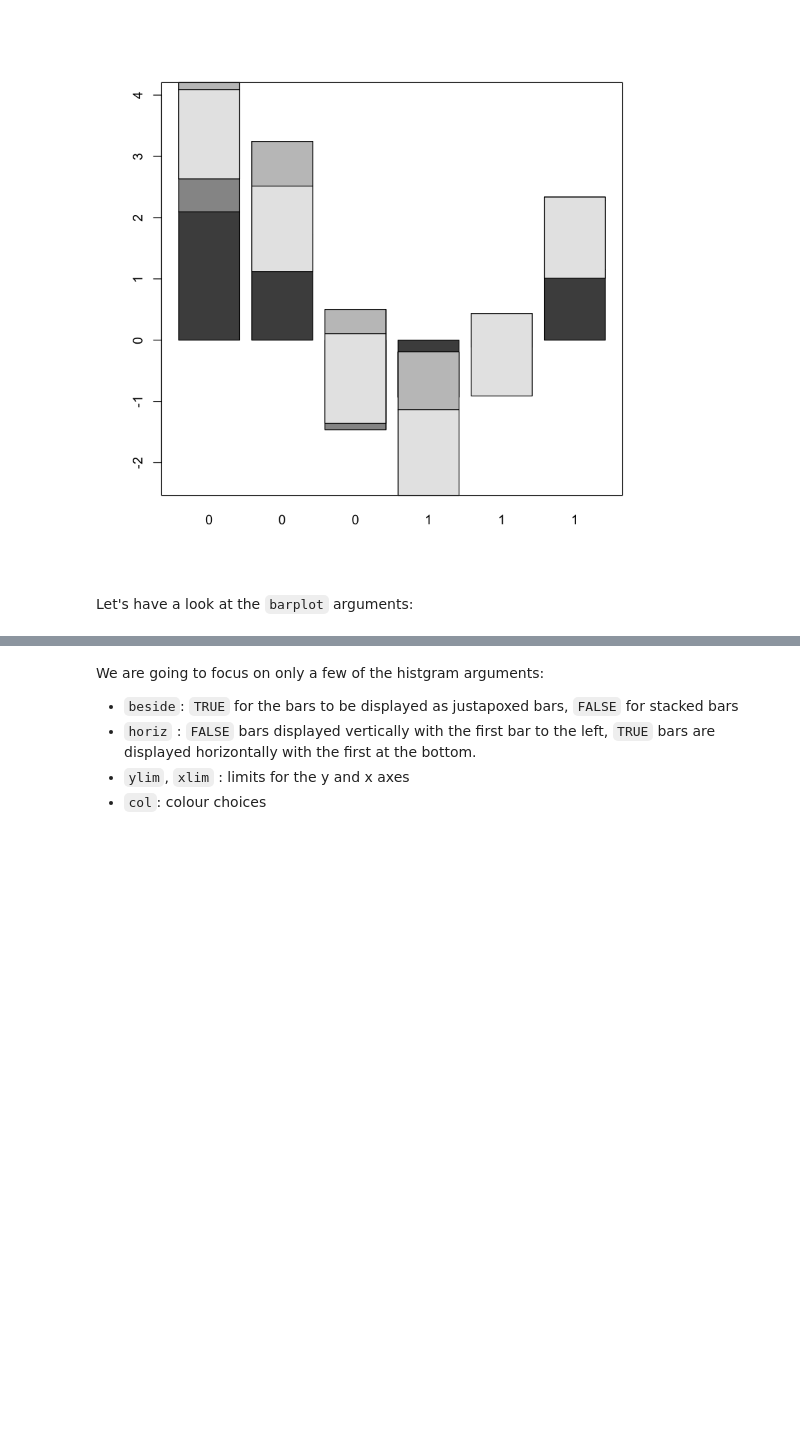
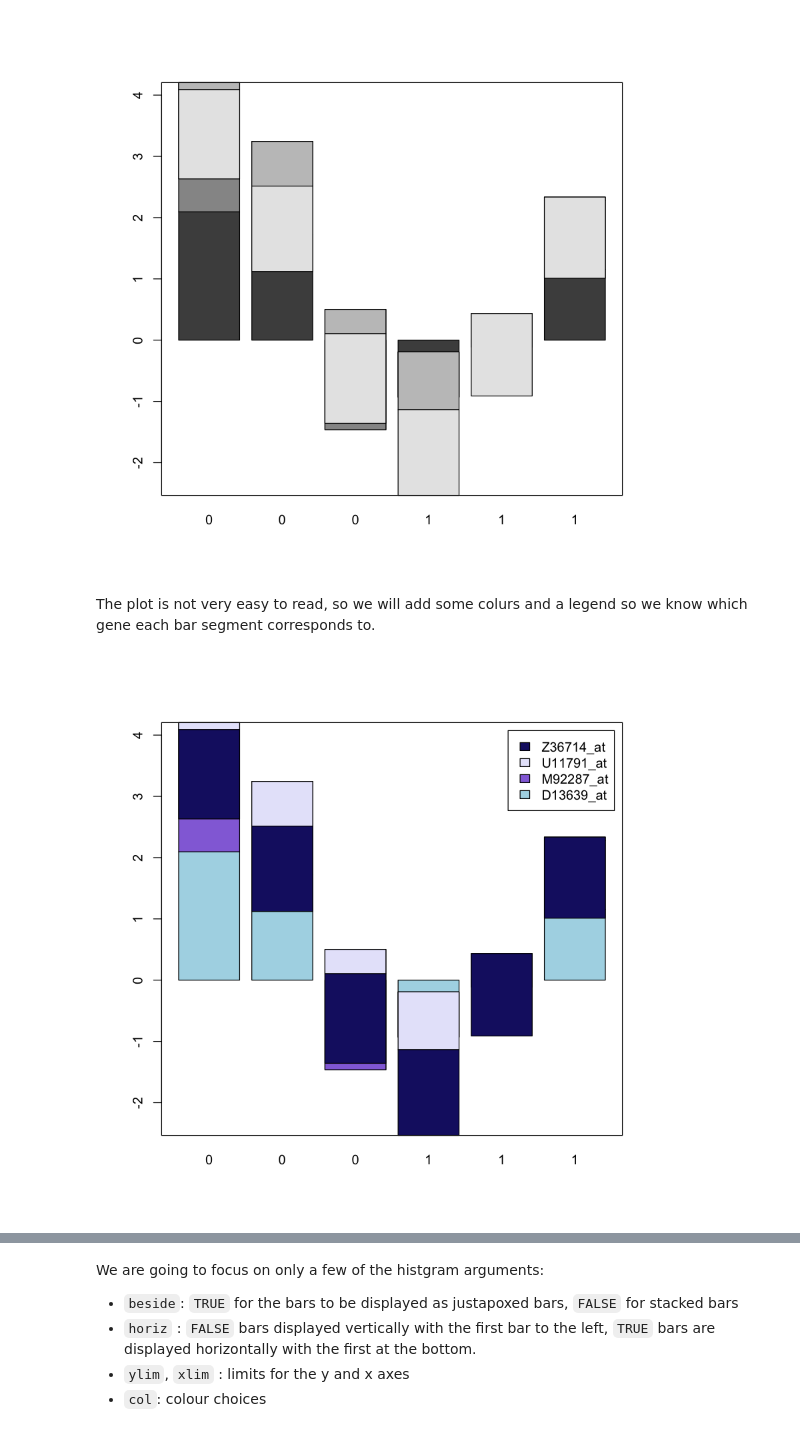
Before and after one commit to trallard/BAD_days, a Jupyter notebook: Day1/Tutorial.ipynb, the cells around one changed output, grey strips where cells are left out. Drawn from its saved outputs; the diff is of its cells as text; code cells hidden in the pictures; blank space fills up the shorter version.

```diff
--- a/Day1/Tutorial.ipynb
+++ b/Day1/Tutorial.ipynb
@@ -132,5 +224,13 @@ barplot(mygenelist)
 box()
 # %% [output]
 [figure]
-# %% [markdown]
-Let's have a look at the `barplot` arguments:
+# %% [markdown]
+The plot is not very easy to read, so we will add some colurs and a legend so we know which gene each bar segment corresponds to.
+# %%
+# custom colours
+colours = c('lightblue',  'mediumpurple', 'lavender', 'midnightblue')
+
+barplot(mygenelist, col = colours, legend = TRUE)
+box()
+# %% [output]
+[figure, added]
```
Also changed, not shown: parts of 36 cells of this notebook.
